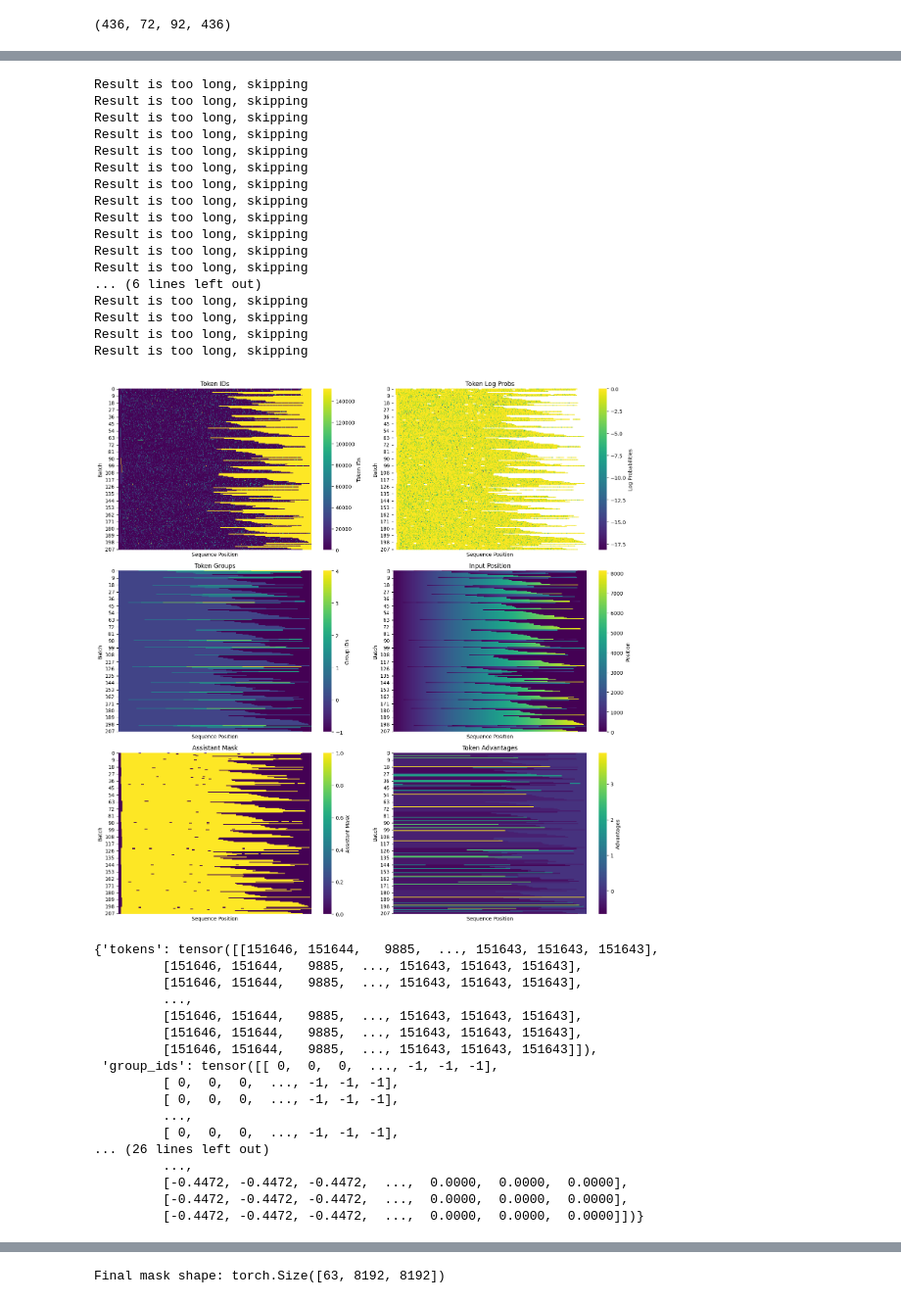
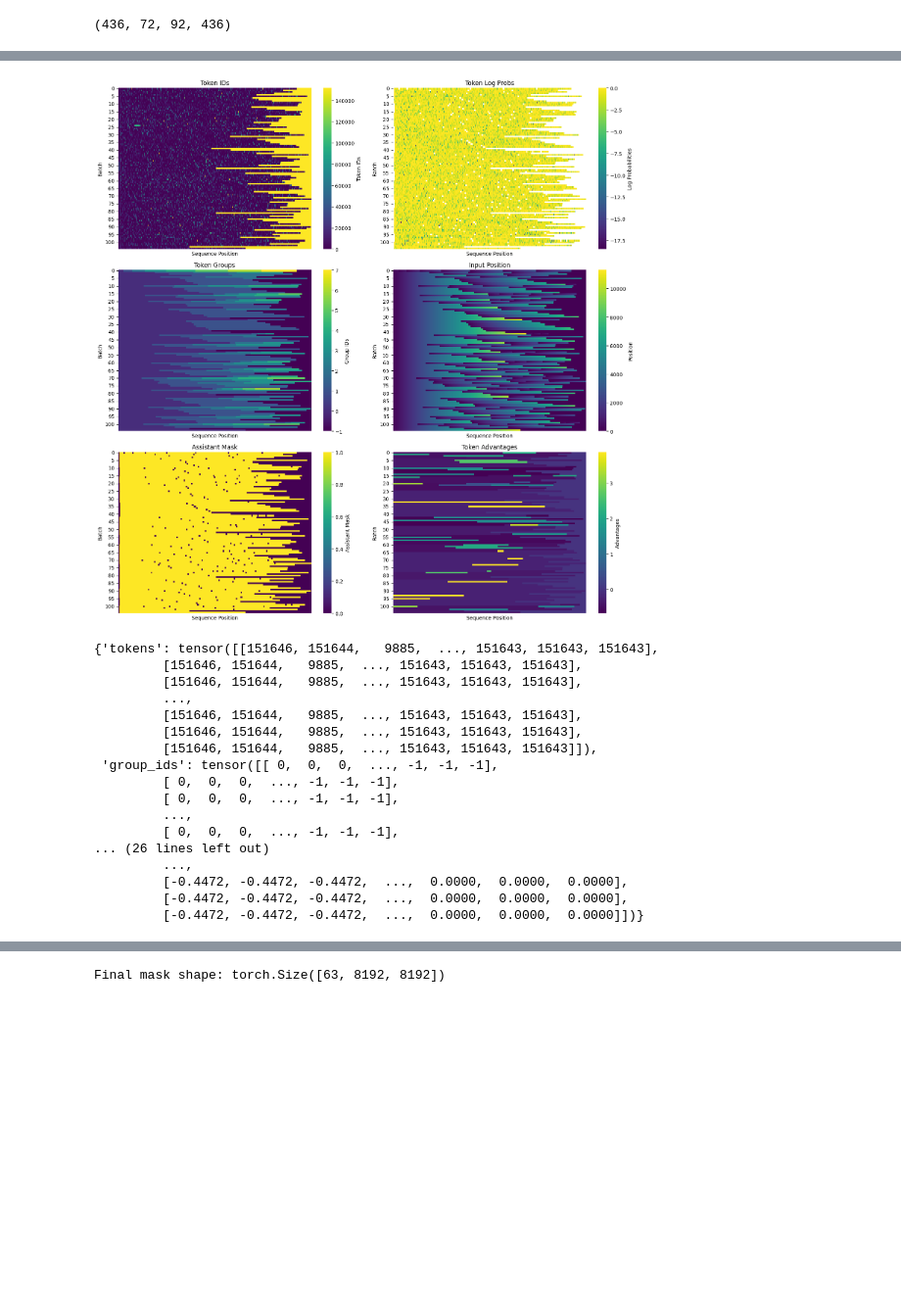
Before and after one commit to bradhilton/rl-experiments, a Jupyter notebook: experiments/006-grpo.ipynb, the cells around one changed output, grey strips where cells are left out. Shown at 98% size. Saved outputs shown, nothing was run; the diff lists cells and outputs as text; code cells hidden in the pictures; blank space fills up the shorter version.

```diff
--- a/experiments/006-grpo.ipynb
+++ b/experiments/006-grpo.ipynb
@@ -138,50 +127,33 @@ tokenized_results = [
 vllm.process.terminate()
 kill_vllm_workers()
 # %%
-seq_len = 8192
+seq_len = 8192 * 2
 packed_tensors = packed_tensors_from_tokenized_results(
     [result for result in tokenized_results if result.advantage != 0],
     seq_len=seq_len,
     pad_token_id=tokenizer.pad_token_id,  # type: ignore
 )
 plot_packed_tensors(packed_tensors)
 packed_tensors
 # %% [output]
+[figure, new version]
-Result is too long, skipping
-Result is too long, skipping
-Result is too long, skipping
-Result is too long, skipping
-Result is too long, skipping
-Result is too long, skipping
-Result is too long, skipping
-Result is too long, skipping
-Result is too long, skipping
-Result is too long, skipping
-Result is too long, skipping
-Result is too long, skipping
-... (6 lines left out)
-Result is too long, skipping
-Result is too long, skipping
-Result is too long, skipping
-Result is too long, skipping
+{'tokens': tensor([[151646, 151644,   9885,  ..., 151643, 151643, 151643],
+         [151646, 151644,   9885,  ..., 151643, 151643, 151643],
+         [151646, 151644,   9885,  ..., 151643, 151643, 151643],
+         ...,
+         [151646, 151644,   9885,  ..., 151643, 151643, 151643],
+         [151646, 151644,   9885,  ..., 151643, 151643, 151643],
+         [151646, 151644,   9885,  ..., 151643, 151643, 151643]]),
+ 'group_ids': tensor([[ 0,  0,  0,  ..., -1, -1, -1],
+         [ 0,  0,  0,  ..., -1, -1, -1],
+         [ 0,  0,  0,  ..., -1, -1, -1],
+         ...,
+         [ 0,  0,  0,  ..., -1, -1, -1],
+... (26 lines left out)
+         ...,
+         [-0.4472, -0.4472, -0.4472,  ...,  0.0000,  0.0000,  0.0000],
+         [-0.4472, -0.4472, -0.4472,  ...,  0.0000,  0.0000,  0.0000],
+         [-0.4472, -0.4472, -0.4472,  ...,  0.0000,  0.0000,  0.0000]])}
-[figure, old version]
-{'tokens': tensor([[151646, 151644,   9885,  ..., 151643, 151643, 151643],
-         [151646, 151644,   9885,  ..., 151643, 151643, 151643],
-         [151646, 151644,   9885,  ..., 151643, 151643, 151643],
-         ...,
-         [151646, 151644,   9885,  ..., 151643, 151643, 151643],
-         [151646, 151644,   9885,  ..., 151643, 151643, 151643],
-         [151646, 151644,   9885,  ..., 151643, 151643, 151643]]),
- 'group_ids': tensor([[ 0,  0,  0,  ..., -1, -1, -1],
-         [ 0,  0,  0,  ..., -1, -1, -1],
-         [ 0,  0,  0,  ..., -1, -1, -1],
-         ...,
-         [ 0,  0,  0,  ..., -1, -1, -1],
-... (26 lines left out)
-         ...,
-         [-0.4472, -0.4472, -0.4472,  ...,  0.0000,  0.0000,  0.0000],
-         [-0.4472, -0.4472, -0.4472,  ...,  0.0000,  0.0000,  0.0000],
-         [-0.4472, -0.4472, -0.4472,  ...,  0.0000,  0.0000,  0.0000]])}
 # %%
 optimizer_config = ComponentConfig(model.tune_optimizer, lr=1e-6)
 if model.tune_optimizer == "torch.optim.AdamW":
```
Also changed, not shown: parts of 3 cells of this notebook.
